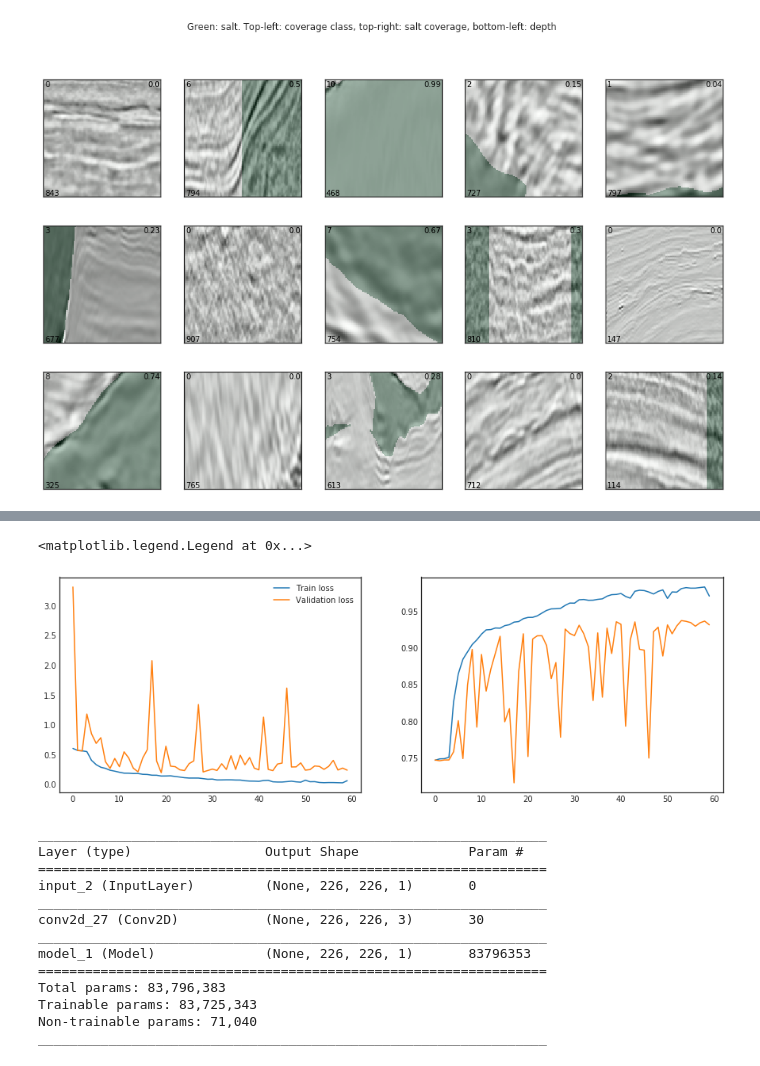
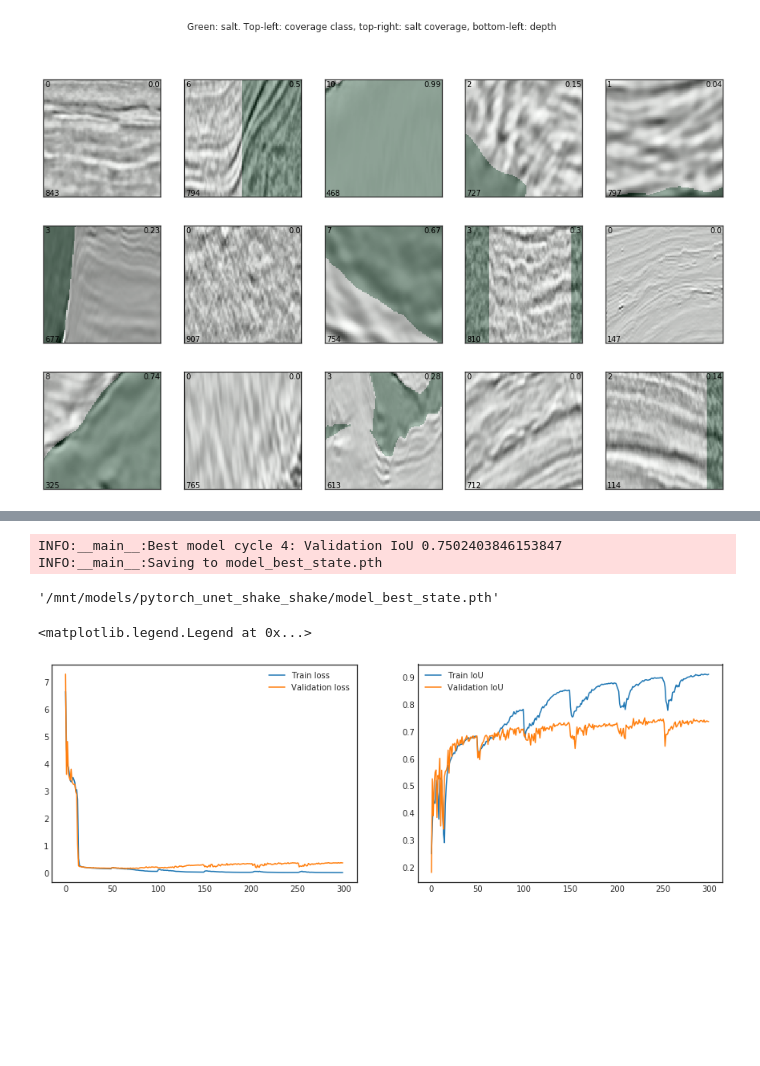
Before and after one commit to msalvaris/ksalt, a Jupyter notebook: notebooks/Model.ipynb, the cells around one changed output, grey strips where cells are left out. Drawn from its saved outputs; the diff is of its cells as text; code cells hidden in the pictures; blank space fills up the shorter version.

```diff
--- a/notebooks/Model.ipynb
+++ b/notebooks/Model.ipynb
@@ -135,7 +177,9 @@ ids_train, ids_valid, x_train, x_valid, y_train, y_valid, cov_train, cov_test, d
     np.array(train_df.masks.map(upsample_to).tolist()).reshape(-1, 1, img_size_target, img_size_target),
     train_df.coverage.values,
     train_df.z.values,
-    test_size=0.2, stratify=train_df.coverage_class, random_state=1337)
+    test_size=0.2,
+    stratify=train_df.coverage_class,
+    random_state=seed)
 # %%
 # Augment data with flipped verisons
 x_train = np.append(x_train, [np.fliplr(x) for x in x_train], axis=0)
@@ -200,0 +190,24 @@ RuntimeError: CUDA error: out of memory
+# %%
+state = {
+        'state_dict': None,
+        'optimizer': None,
+        'epoch': 0,
+        'val_iou': 0,
+        'best_val_iou': 0,
+        'best_epoch': 0,
+}
+# %%
+train_data_loader = data.DataLoader(dataset,
+                                    batch_size = batch_size,
+                                    shuffle = True,
+                                    num_workers=num_workers,
+                                    pin_memory=True,
+                                    drop_last=True)
+val_data_loader = data.DataLoader(dataset_val,
+                                   batch_size = batch_size,
+                                   shuffle = False,
+                                   num_workers=num_workers,
+                                   pin_memory=True,
+                                   drop_last=False)
+# %%
+config["optim_config"]["steps_per_epoch"] = len(train_data_loader)
@@ -201,11 +275,22 @@ RuntimeError: CUDA error: out of memory
+# %%
+sorted_by_val_iou = sorted(cycle_best_val_iou.items(), key=itemgetter(1), reverse=True)
+best_cycle, best_iou = sorted_by_val_iou[0]
+logger.info(f"Best model cycle {best_cycle}: Validation IoU {best_iou}")
+logger.info("Saving to model_best_state.pth")
+shutil.copy(os.path.join(model_path(), f"model_{best_cycle}_best_state.pth"),
+            os.path.join(model_path(), f"model_best_state.pth"))
+# %% [output]
+INFO:__main__:Best model cycle 4: Validation IoU 0.7502403846153847
+INFO:__main__:Saving to model_best_state.pth
+'/mnt/models/pytorch_unet_shake_shake/model_best_state.pth'
 # %%
-fig, (ax_loss, ax_acc) = plt.subplots(1, 2, figsize=(15,5))
-ax_loss.plot(history.epoch, history.history["loss"], label="Train loss")
-ax_loss.plot(history.epoch, history.history["val_loss"], label="Validation loss")
+fig, (ax_loss, ax_iou) = plt.subplots(1, 2, figsize=(15,5))
+ax_loss.plot(history['epoch'], history['train_loss'], label="Train loss")
+ax_loss.plot(history['epoch'], history['val_loss'], label="Validation loss")
 ax_loss.legend()
-ax_acc.plot(history.epoch, history.history["acc"], label="Train accuracy")
-ax_acc.plot(history.epoch, history.history["val_acc"], label="Validation accuracy")
-ax_loss.legend()
+ax_iou.plot(history['epoch'], history['train_iou'], label="Train IoU")
+ax_iou.plot(history['epoch'], history['val_iou'], label="Validation IoU")
+ax_iou.legend()
 # %% [output]
 <matplotlib.legend.Legend at 0x...>
-[figure, old version]
+[figure, new version]
@@ -214,16 +296,0 @@ model_stage1 = load_model(model_filepath, custom_objects={'my_iou_metric': my_io
-# %%
-model_stage1.summary()
-# %% [output]
-_________________________________________________________________
-Layer (type)                 Output Shape              Param #
-=================================================================
-input_2 (InputLayer)         (None, 226, 226, 1)       0
-_________________________________________________________________
-conv2d_27 (Conv2D)           (None, 226, 226, 3)       30
-_________________________________________________________________
-model_1 (Model)              (None, 226, 226, 1)       83796353
-=================================================================
-Total params: 83,796,383
-Trainable params: 83,725,343
-Non-trainable params: 71,040
-_________________________________________________________________
```
Also changed, not shown: parts of 60 cells of this notebook.
